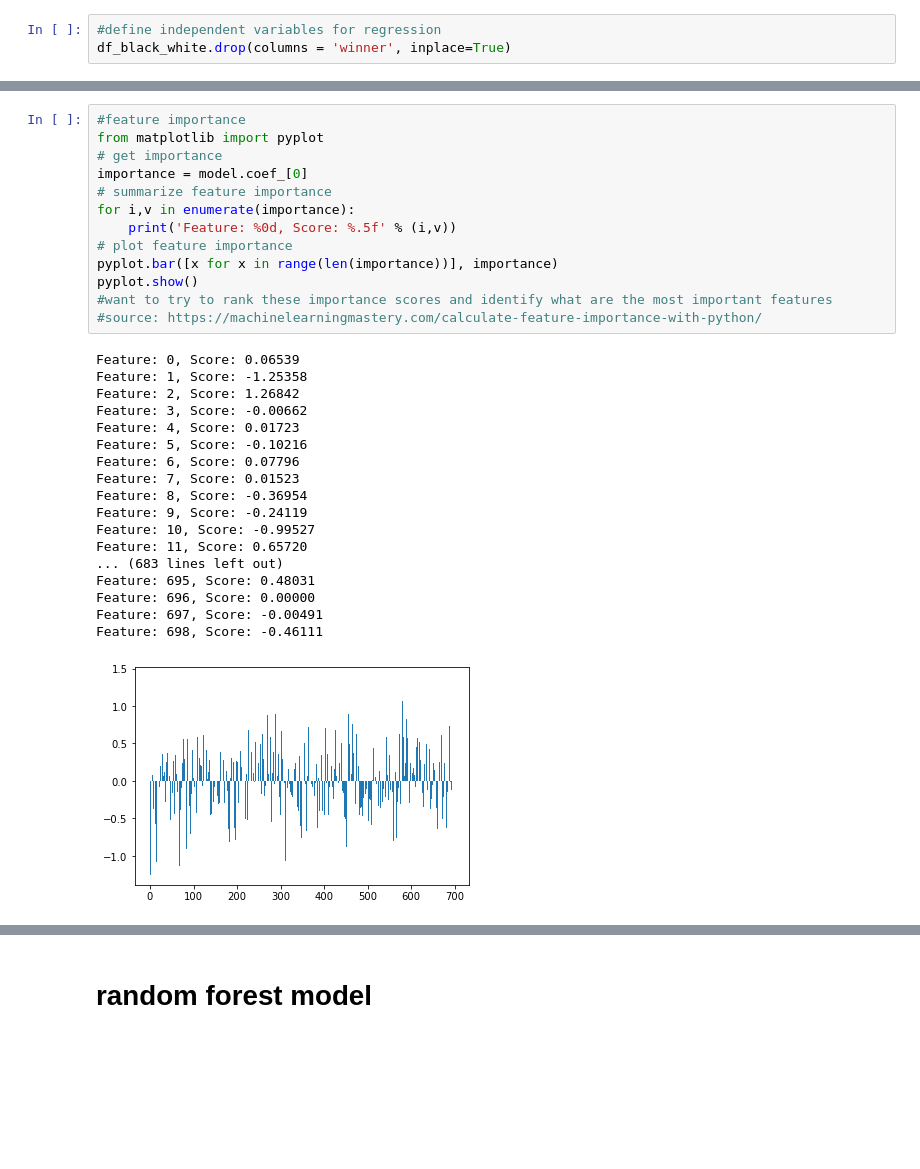
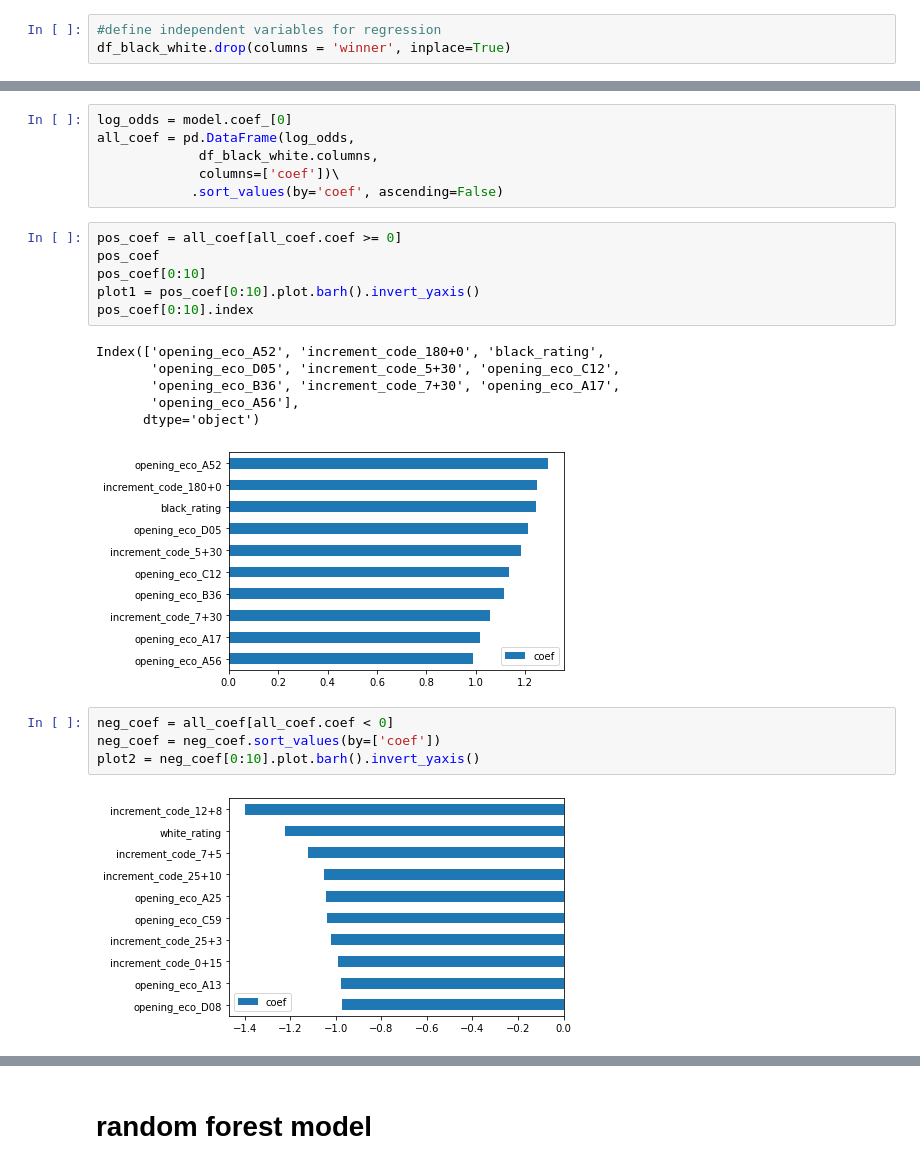
Before and after one commit to jonrosner/chess-game-analysis, a Jupyter notebook: JLM_notebook.ipynb, the cells around one changed output, grey strips where cells are left out. Saved outputs shown, nothing was run; the diff lists cells and outputs as text; blank space fills up the shorter version.

```diff
--- a/JLM_notebook.ipynb
+++ b/JLM_notebook.ipynb
@@ -342,32 +337,25 @@ plt.show()
-# %%
-#feature importance
-from matplotlib import pyplot
-# get importance
-importance = model.coef_[0]
-# summarize feature importance
-for i,v in enumerate(importance):
-	print('Feature: %0d, Score: %.5f' % (i,v))
-# plot feature importance
-pyplot.bar([x for x in range(len(importance))], importance)
-pyplot.show()
-#want to try to rank these importance scores and identify what are the most important features
-#source: https://machinelearningmastery.com/calculate-feature-importance-with-python/
-# %% [output]
-Feature: 0, Score: 0.06539
-Feature: 1, Score: -1.25358
-Feature: 2, Score: 1.26842
-Feature: 3, Score: -0.00662
-Feature: 4, Score: 0.01723
-Feature: 5, Score: -0.10216
-Feature: 6, Score: 0.07796
-Feature: 7, Score: 0.01523
-Feature: 8, Score: -0.36954
-Feature: 9, Score: -0.24119
-Feature: 10, Score: -0.99527
-Feature: 11, Score: 0.65720
-... (683 lines left out)
-Feature: 695, Score: 0.48031
-Feature: 696, Score: 0.00000
-Feature: 697, Score: -0.00491
-Feature: 698, Score: -0.46111
-[figure, removed]
+# %%
+log_odds = model.coef_[0]
+all_coef = pd.DataFrame(log_odds,
+             df_black_white.columns,
+             columns=['coef'])\
+            .sort_values(by='coef', ascending=False)
+# %%
+pos_coef = all_coef[all_coef.coef >= 0]
+pos_coef
+pos_coef[0:10]
+plot1 = pos_coef[0:10].plot.barh().invert_yaxis()
+pos_coef[0:10].index
+# %% [output]
+Index(['opening_eco_A52', 'increment_code_180+0', 'black_rating',
+       'opening_eco_D05', 'increment_code_5+30', 'opening_eco_C12',
+       'opening_eco_B36', 'increment_code_7+30', 'opening_eco_A17',
+       'opening_eco_A56'],
+      dtype='object')
+[figure, added]
+# %%
+neg_coef = all_coef[all_coef.coef < 0]
+neg_coef = neg_coef.sort_values(by=['coef'])
+plot2 = neg_coef[0:10].plot.barh().invert_yaxis()
+# %% [output]
+[figure, added]
```
Also changed, not shown: parts of 13 cells of this notebook.
